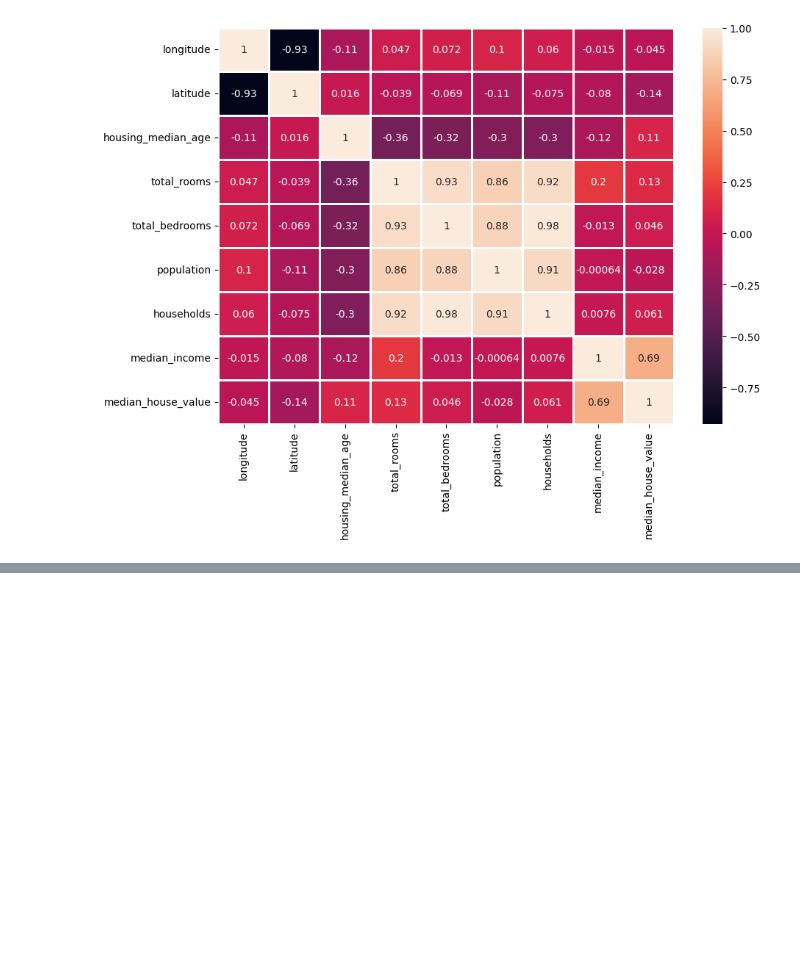
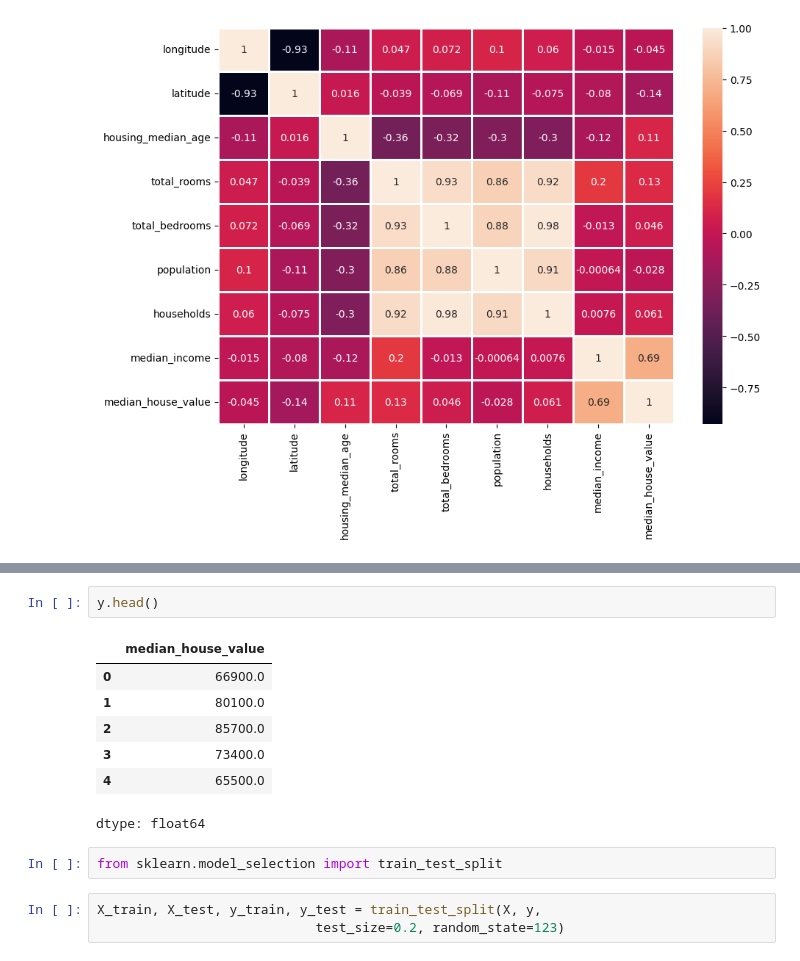
Before and after one commit to 2303A51165/thrishla, a Jupyter notebook: Lab4.ipynb, the cells around one changed output, grey strips where cells are left out. Drawn from its saved outputs; the diff is of its cells as text; blank space fills up the shorter version.

```diff
--- a/Lab4.ipynb
+++ b/Lab4.ipynb
@@ -92,0 +144,15 @@ sns.heatmap(df.corr(),annot=True,linewidths=2)
+# %%
+y.head()
+# %% [output]
+|  | median_house_value |
+| 0 | 66900.0 |
+| 1 | 80100.0 |
+| 2 | 85700.0 |
+| 3 | 73400.0 |
+| 4 | 65500.0 |
+dtype: float64
+# %%
+from sklearn.model_selection import train_test_split
+# %%
+X_train, X_test, y_train, y_test = train_test_split(X, y,
+                            test_size=0.2, random_state=123)
```
Also changed, not shown: parts of 12 cells of this notebook.
